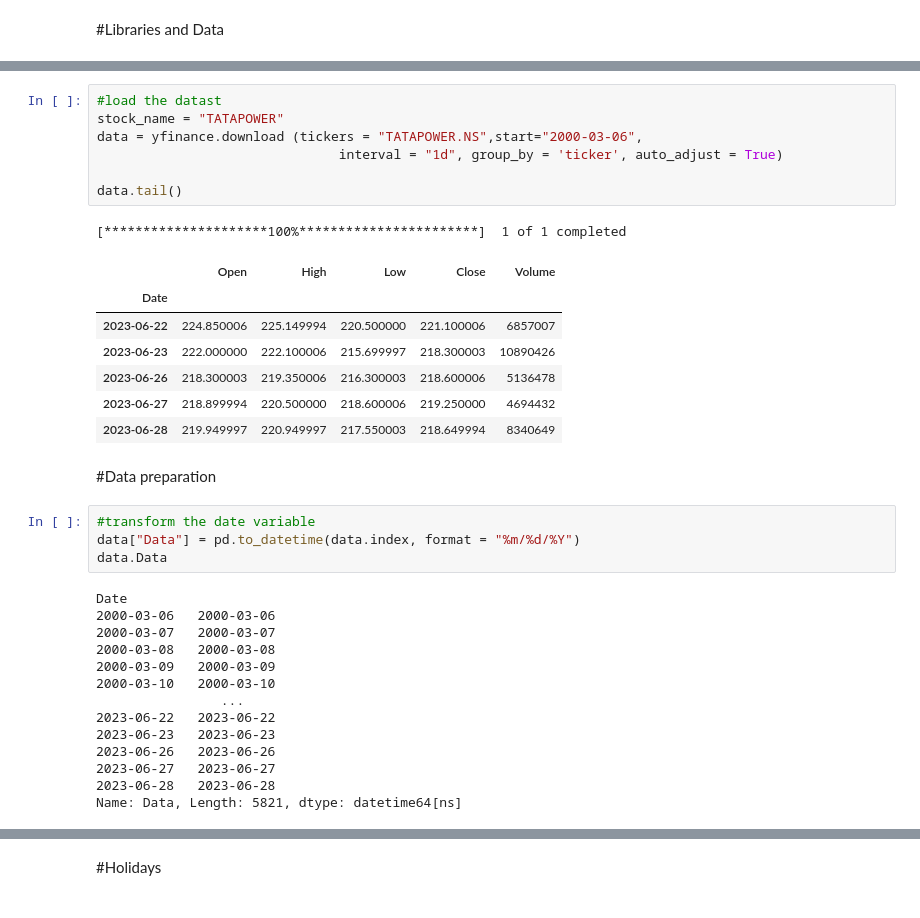
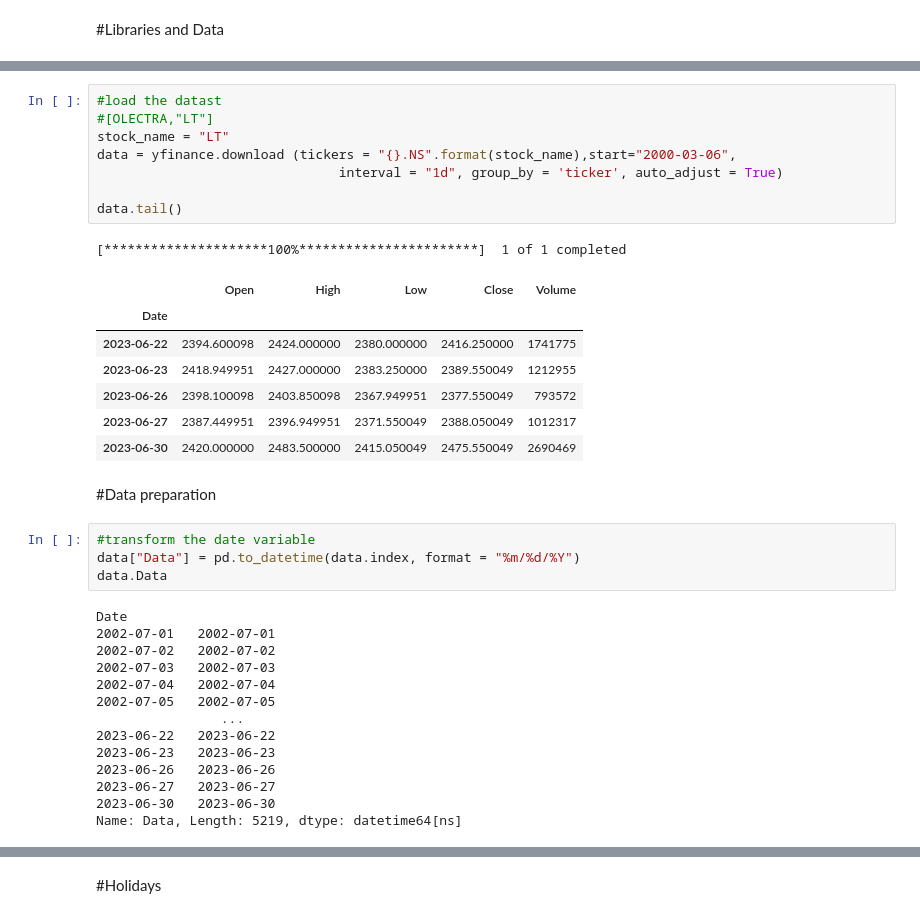
Before and after one commit to vvvipindsm/angle_one_algp, a Jupyter notebook: MY_OWN/Facebook Prophet + XGBoost.ipynb, the cells around one changed output, grey strips where cells are left out. Drawn from its saved outputs; the diff is of its cells as text.

```diff
--- a/MY_OWN/Facebook Prophet + XGBoost.ipynb
+++ b/MY_OWN/Facebook Prophet + XGBoost.ipynb
@@ -11,19 +13,20 @@ import pickle
 # %%
 #load the datast
-stock_name = "TATAPOWER"
-data = yfinance.download (tickers = "TATAPOWER.NS",start="2000-03-06",
+#[OLECTRA,"LT"]
+stock_name = "LT"
+data = yfinance.download (tickers = "{}.NS".format(stock_name),start="2000-03-06",
                                interval = "1d", group_by = 'ticker', auto_adjust = True)
 
 data.tail()
 # %% [output]
 [*********************100%***********************]  1 of 1 completed
 |  | Open | High | Low | Close | Volume |
 | Date |  |  |  |  |  |
-| 2023-06-22 | 224.850006 | 225.149994 | 220.500000 | 221.100006 | 6857007 |
-| 2023-06-23 | 222.000000 | 222.100006 | 215.699997 | 218.300003 | 10890426 |
-| 2023-06-26 | 218.300003 | 219.350006 | 216.300003 | 218.600006 | 5136478 |
-| 2023-06-27 | 218.899994 | 220.500000 | 218.600006 | 219.250000 | 4694432 |
-| 2023-06-28 | 219.949997 | 220.949997 | 217.550003 | 218.649994 | 8340649 |
+| 2023-06-22 | 2394.600098 | 2424.000000 | 2380.000000 | 2416.250000 | 1741775 |
+| 2023-06-23 | 2418.949951 | 2427.000000 | 2383.250000 | 2389.550049 | 1212955 |
+| 2023-06-26 | 2398.100098 | 2403.850098 | 2367.949951 | 2377.550049 | 793572 |
+| 2023-06-27 | 2387.449951 | 2396.949951 | 2371.550049 | 2388.050049 | 1012317 |
+| 2023-06-30 | 2420.000000 | 2483.500000 | 2415.050049 | 2475.550049 | 2690469 |
 # %% [markdown]
 #Data preparation
 # %%
@@ -32,18 +35,18 @@ data["Data"] = pd.to_datetime(data.index, format = "%m/%d/%Y")
 data.Data
 # %% [output]
 Date
-2000-03-06   2000-03-06
-2000-03-07   2000-03-07
-2000-03-08   2000-03-08
-2000-03-09   2000-03-09
-2000-03-10   2000-03-10
+2002-07-01   2002-07-01
+2002-07-02   2002-07-02
+2002-07-03   2002-07-03
+2002-07-04   2002-07-04
+2002-07-05   2002-07-05
                 ...
 2023-06-22   2023-06-22
 2023-06-23   2023-06-23
 2023-06-26   2023-06-26
 2023-06-27   2023-06-27
-2023-06-28   2023-06-28
-Name: Data, Length: 5821, dtype: datetime64[ns]
+2023-06-30   2023-06-30
+Name: Data, Length: 5219, dtype: datetime64[ns]
 # %%
 #renaming variables
 data = data.rename(columns = {'Close': 'y',
```
Also changed, not shown: parts of 24 cells of this notebook, 7 other files.
